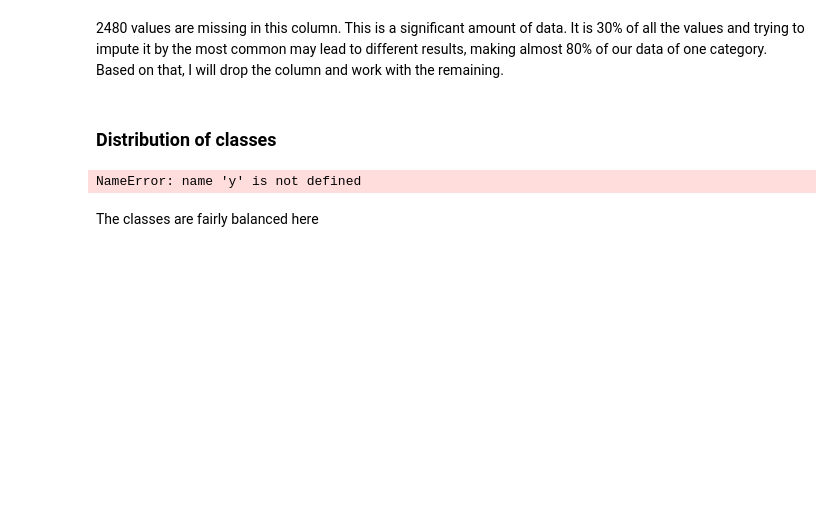
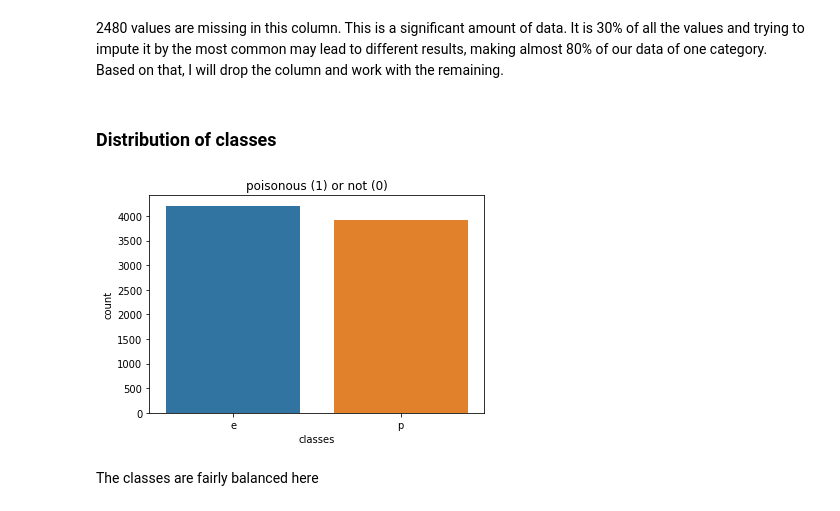
Before and after one commit to masaimahapa/mushroom-predictor, a Jupyter notebook: mushrooms.ipynb, the cells around one changed output. Drawn from its saved outputs; the diff is of its cells as text; code cells hidden in the pictures; blank space fills up the shorter version.

```diff
--- a/mushrooms.ipynb
+++ b/mushrooms.ipynb
@@ -97,11 +97,11 @@ df= df.drop('stalk_root', axis=1)
 # %% [markdown]
 ### Distribution of classes
 # %%
-sns.countplot(y)
+sns.countplot(df.classes)
 plt.title('poisonous (1) or not (0)')
 plt.show()
 # %% [output]
-NameError: name 'y' is not defined
+[figure, added]
 # %% [markdown]
 The classes are fairly balanced here
 # %% [markdown]
```
Also changed, not shown: parts of 7 cells of this notebook, 2 other files.
